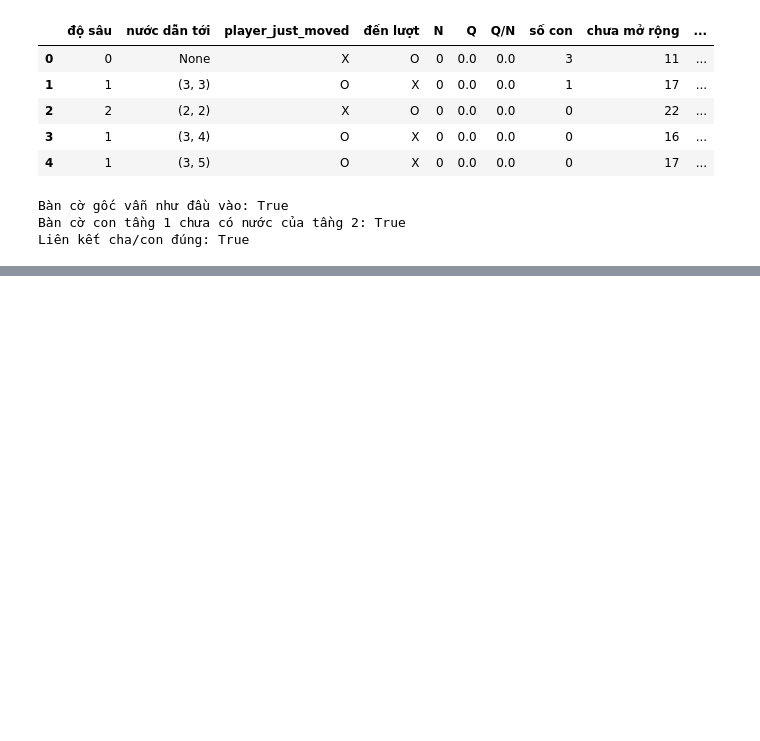
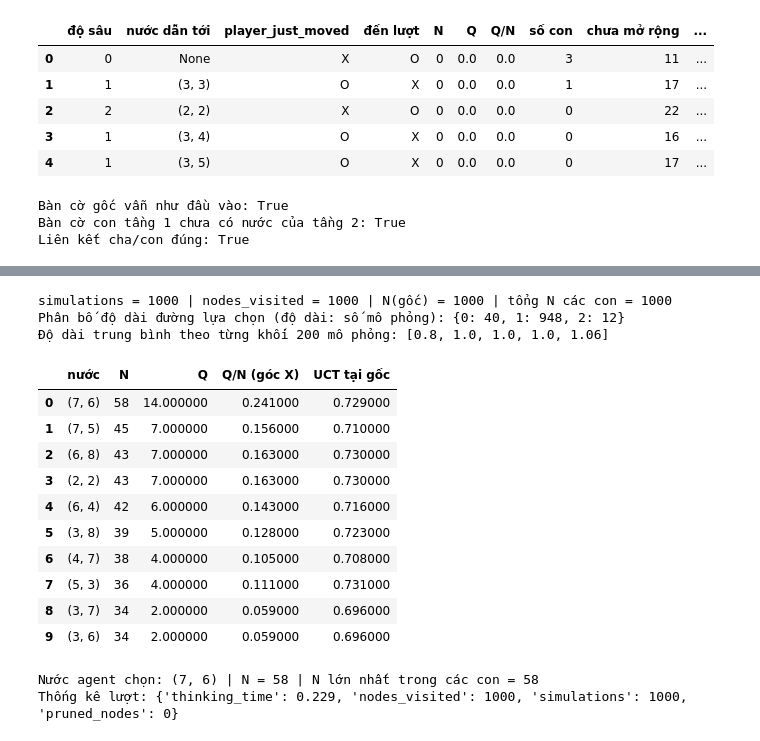
Before and after one commit to 10tothepowerof6/AdvancedAI-Repo, a Jupyter notebook: caro-11x11/notebooks/03_mcts.ipynb, the cells around one changed output, grey strips where cells are left out. Saved outputs shown, nothing was run; the diff lists cells and outputs as text; code cells hidden in the pictures; blank space fills up the shorter version.

```diff
--- a/caro-11x11/notebooks/03_mcts.ipynb
+++ b/caro-11x11/notebooks/03_mcts.ipynb
@@ -395,0 +477,40 @@ chưa thực hiện — thuộc Giai đoạn 2 và 3.*
+# %%
+records = []
+agent = MCTSAgent(seed=SEED, budget=BUDGET_FIXED, exploration=EXPLORATION, radius=RADIUS)
+root, fallback = agent.search(observe.board, observe.current_player, trace=records.append)
+depths = pd.Series([len(r['selection_path']) for r in records])
+print('simulations =', agent.stats['simulations'], '| nodes_visited =', agent.stats['nodes_visited'],
+      '| N(gốc) =', root.visits, '| tổng N các con =', sum(c.visits for c in root.children.values()))
+print('Phân bố độ dài đường lựa chọn (độ dài: số mô phỏng):', depths.value_counts().sort_index().to_dict())
+print('Độ dài trung bình theo từng khối 200 mô phỏng:',
+      [round(float(depths[i:i + 200].mean()), 2) for i in range(0, len(depths), 200)])
+
+top = sorted(root.children.values(), key=lambda c: (-c.visits, -c.mean_value()))[:10]
+left(pd.DataFrame([{'nước': c.action, 'N': c.visits, 'Q': c.value, 'Q/N (góc X)': round(c.mean_value(), 3),
+                    'UCT tại gốc': round(uct_score(c, root.visits, EXPLORATION), 3)} for c in top]))
+# %% [output]
+simulations = 1000 | nodes_visited = 1000 | N(gốc) = 1000 | tổng N các con = 1000
+Phân bố độ dài đường lựa chọn (độ dài: số mô phỏng): {0: 40, 1: 948, 2: 12}
+Độ dài trung bình theo từng khối 200 mô phỏng: [0.8, 1.0, 1.0, 1.0, 1.06]
+|  | nước | N | Q | Q/N (góc X) | UCT tại gốc |
+| 0 | (7, 6) | 58 | 14.000000 | 0.241000 | 0.729000 |
+| 1 | (7, 5) | 45 | 7.000000 | 0.156000 | 0.710000 |
+| 2 | (6, 8) | 43 | 7.000000 | 0.163000 | 0.730000 |
+| 3 | (2, 2) | 43 | 7.000000 | 0.163000 | 0.730000 |
+| 4 | (6, 4) | 42 | 6.000000 | 0.143000 | 0.716000 |
+| 5 | (3, 8) | 39 | 5.000000 | 0.128000 | 0.723000 |
+| 6 | (4, 7) | 38 | 4.000000 | 0.105000 | 0.708000 |
+| 7 | (5, 3) | 36 | 4.000000 | 0.111000 | 0.731000 |
+| 8 | (3, 7) | 34 | 2.000000 | 0.059000 | 0.696000 |
+| 9 | (3, 6) | 34 | 2.000000 | 0.059000 | 0.696000 |
+# %%
+# Quyết định cuối do agent đưa ra trên cùng cấu hình và seed (đối chiếu với bảng trên).
+decider = MCTSAgent(seed=SEED, budget=BUDGET_FIXED, exploration=EXPLORATION, radius=RADIUS)
+chosen = decider.choose_action(observe.board, observe.current_player)
+best = max(decider.last_root.children.values(), key=lambda c: c.visits)
+print('Nước agent chọn:', chosen, '| N =', decider.last_root.children[chosen].visits,
+      '| N lớn nhất trong các con =', best.visits)
+print('Thống kê lượt:', {k: (round(v, 3) if isinstance(v, float) else v) for k, v in decider.stats.items()})
+# %% [output]
+Nước agent chọn: (7, 6) | N = 58 | N lớn nhất trong các con = 58
+Thống kê lượt: {'thinking_time': 0.229, 'nodes_visited': 1000, 'simulations': 1000, 'pruned_nodes': 0}
```
Also changed, not shown: parts of 17 cells of this notebook, 3 other files.
